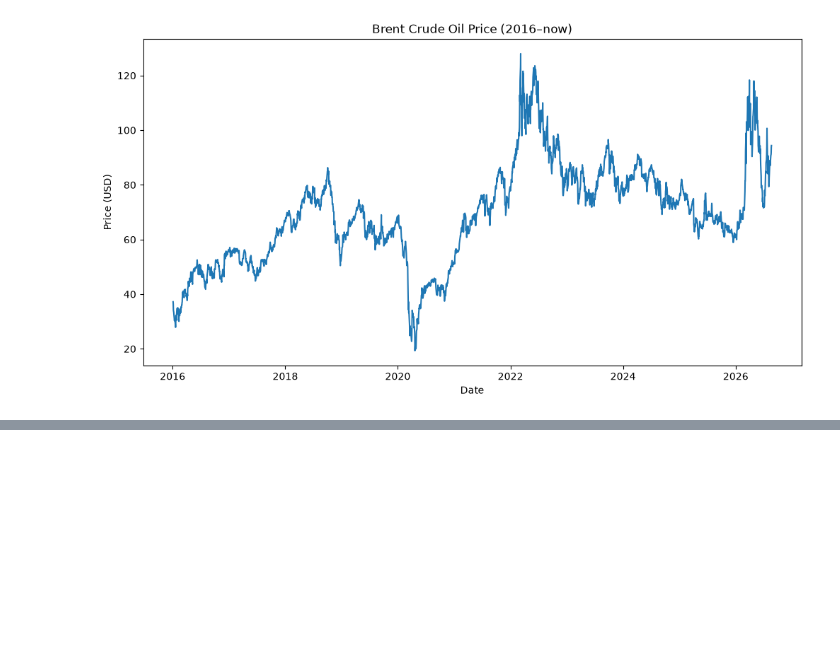
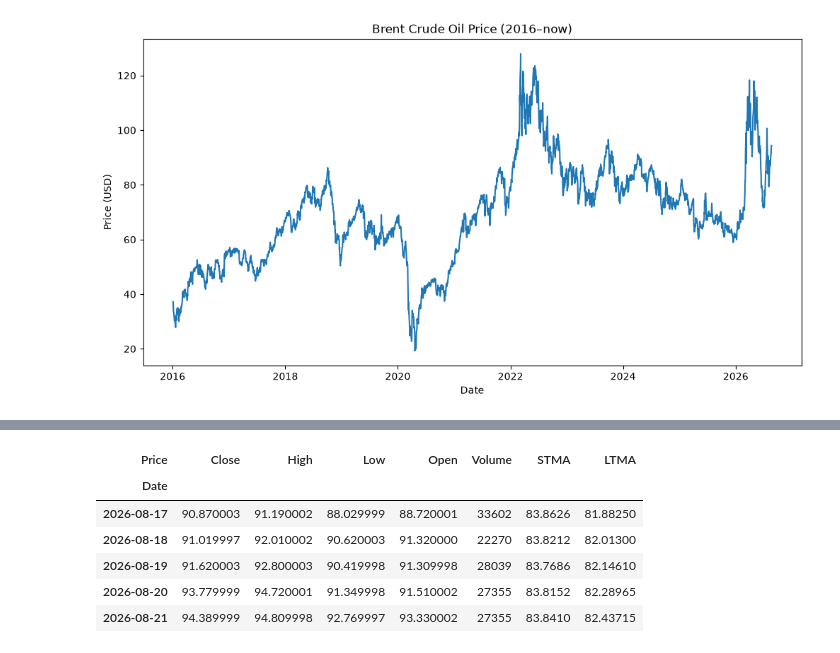
Before and after one commit to myuran-t/brent-crude-regime-model, a Jupyter notebook: brent_regime_model.ipynb, the cells around one changed output, grey strips where cells are left out. Cells and saved outputs as stored; diff of their text form; code cells hidden in the pictures; blank space fills up the shorter version.

Commit message:
STMA LTMA interpretation

```diff
--- a/brent_regime_model.ipynb
+++ b/brent_regime_model.ipynb
@@ -40,0 +40,12 @@ plt.show()
+# %%
+brent['STMA'] = brent['Close'].rolling(window=50).mean()
+brent['LTMA'] = brent['Close'].rolling(window=200).mean()
+brent.tail()
+# %% [output]
+| Price | Close | High | Low | Open | Volume | STMA | LTMA |
+| Date |  |  |  |  |  |  |  |
+| 2026-08-17 | 90.870003 | 91.190002 | 88.029999 | 88.720001 | 33602 | 83.8626 | 81.88250 |
+| 2026-08-18 | 91.019997 | 92.010002 | 90.620003 | 91.320000 | 22270 | 83.8212 | 82.01300 |
+| 2026-08-19 | 91.620003 | 92.800003 | 90.419998 | 91.309998 | 28039 | 83.7686 | 82.14610 |
+| 2026-08-20 | 93.779999 | 94.720001 | 91.349998 | 91.510002 | 27355 | 83.8152 | 82.28965 |
+| 2026-08-21 | 94.389999 | 94.809998 | 92.769997 | 93.330002 | 27355 | 83.8410 | 82.43715 |
```
Also changed, not shown: parts of 5 cells of this notebook.
